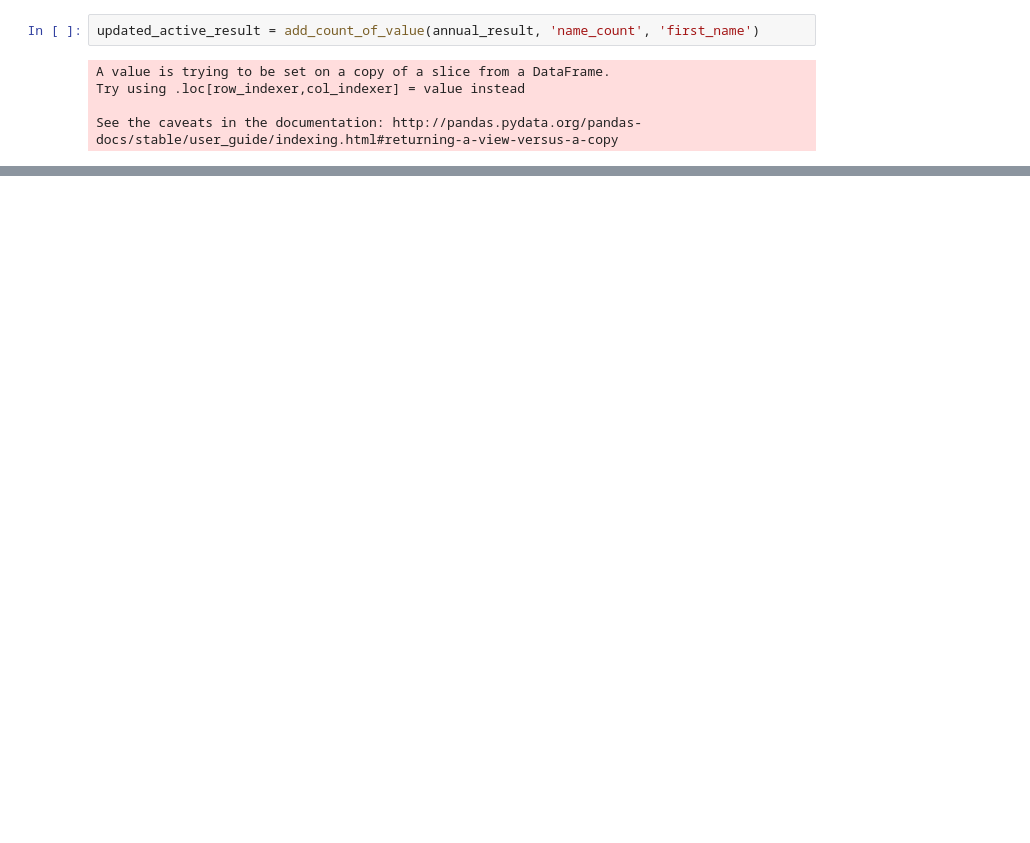
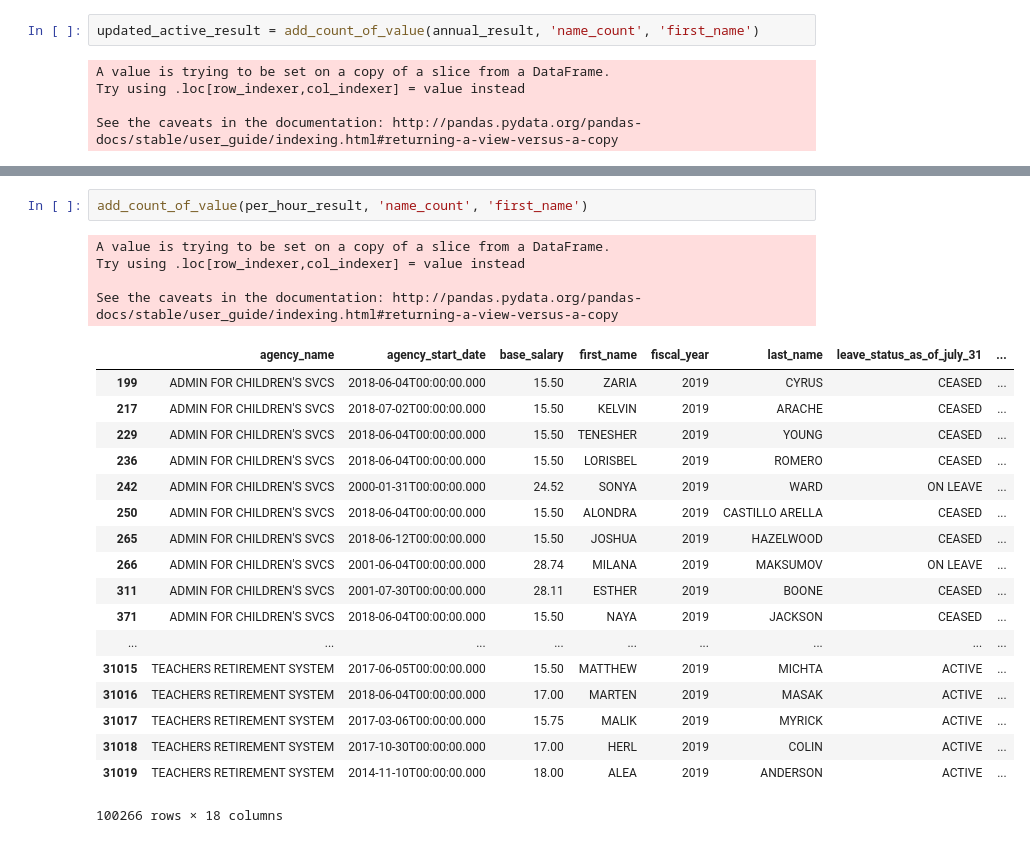
Before and after one commit to aduranil/nyc_govt_payroll, a Jupyter notebook: 2019 data.ipynb, the cells around one changed output, grey strips where cells are left out. Drawn from its saved outputs; the diff is of its cells as text; blank space fills up the shorter version.

Commit message:
update some data

```diff
--- a/2019 data.ipynb
+++ b/2019 data.ipynb
@@ -367,0 +329,25 @@ get_data_set(updated_active_result, 'name_count', 500, 'first_name', 'regular_gr
+# %%
+add_count_of_value(per_hour_result, 'name_count', 'first_name')
+# %% [output]
+A value is trying to be set on a copy of a slice from a DataFrame.
+Try using .loc[row_indexer,col_indexer] = value instead
+
+See the caveats in the documentation: http://pandas.pydata.org/pandas-docs/stable/user_guide/indexing.html#returning-a-view-versus-a-copy
+|  | agency_name | agency_start_date | base_salary | first_name | fiscal_year | last_name | leave_status_as_of_july_31 | ... |
+| 199 | ADMIN FOR CHILDREN'S SVCS | 2018-06-04T00:00:00.000 | 15.50 | ZARIA | 2019 | CYRUS | CEASED | ... |
+| 217 | ADMIN FOR CHILDREN'S SVCS | 2018-07-02T00:00:00.000 | 15.50 | KELVIN | 2019 | ARACHE | CEASED | ... |
+| 229 | ADMIN FOR CHILDREN'S SVCS | 2018-06-04T00:00:00.000 | 15.50 | TENESHER | 2019 | YOUNG | CEASED | ... |
+| 236 | ADMIN FOR CHILDREN'S SVCS | 2018-06-04T00:00:00.000 | 15.50 | LORISBEL | 2019 | ROMERO | CEASED | ... |
+| 242 | ADMIN FOR CHILDREN'S SVCS | 2000-01-31T00:00:00.000 | 24.52 | SONYA | 2019 | WARD | ON LEAVE | ... |
+| 250 | ADMIN FOR CHILDREN'S SVCS | 2018-06-04T00:00:00.000 | 15.50 | ALONDRA | 2019 | CASTILLO ARELLA | CEASED | ... |
+| 265 | ADMIN FOR CHILDREN'S SVCS | 2018-06-12T00:00:00.000 | 15.50 | JOSHUA | 2019 | HAZELWOOD | CEASED | ... |
+| 266 | ADMIN FOR CHILDREN'S SVCS | 2001-06-04T00:00:00.000 | 28.74 | MILANA | 2019 | MAKSUMOV | ON LEAVE | ... |
+| 311 | ADMIN FOR CHILDREN'S SVCS | 2001-07-30T00:00:00.000 | 28.11 | ESTHER | 2019 | BOONE | CEASED | ... |
+| 371 | ADMIN FOR CHILDREN'S SVCS | 2018-06-04T00:00:00.000 | 15.50 | NAYA | 2019 | JACKSON | CEASED | ... |
+| ... | ... | ... | ... | ... | ... | ... | ... | ... |
+| 31015 | TEACHERS RETIREMENT SYSTEM | 2017-06-05T00:00:00.000 | 15.50 | MATTHEW | 2019 | MICHTA | ACTIVE | ... |
+| 31016 | TEACHERS RETIREMENT SYSTEM | 2018-06-04T00:00:00.000 | 17.00 | MARTEN | 2019 | MASAK | ACTIVE | ... |
+| 31017 | TEACHERS RETIREMENT SYSTEM | 2017-03-06T00:00:00.000 | 15.75 | MALIK | 2019 | MYRICK | ACTIVE | ... |
+| 31018 | TEACHERS RETIREMENT SYSTEM | 2017-10-30T00:00:00.000 | 17.00 | HERL | 2019 | COLIN | ACTIVE | ... |
+| 31019 | TEACHERS RETIREMENT SYSTEM | 2014-11-10T00:00:00.000 | 18.00 | ALEA | 2019 | ANDERSON | ACTIVE | ... |
+100266 rows × 18 columns
```
Also changed, not shown: parts of 50 cells of this notebook, 11 other files.
